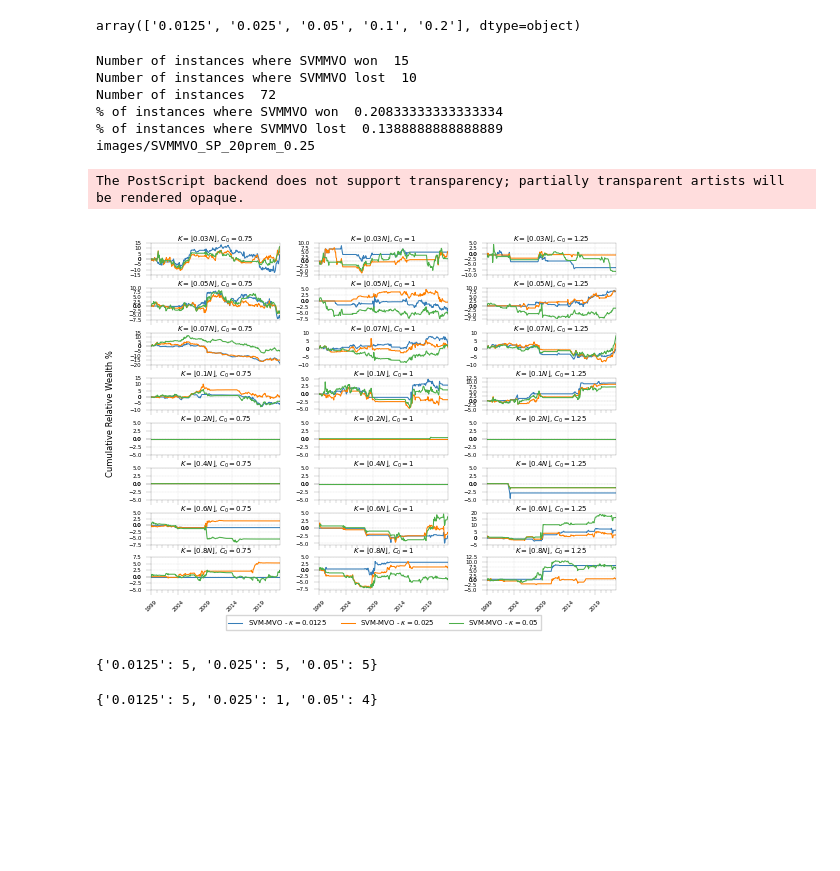
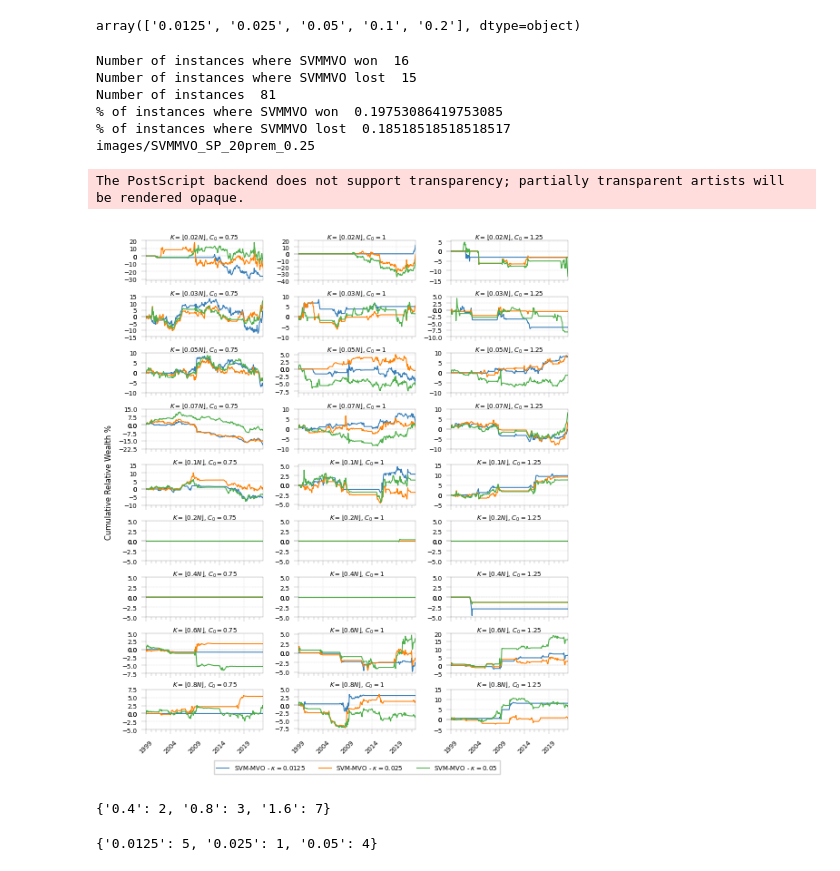
Before and after one commit to davidislip/support_vector_risk_machine, a Jupyter notebook: Results.ipynb, the cells around one changed output. Drawn from its saved outputs; the diff is of its cells as text; code cells hidden in the pictures; blank space fills up the shorter version.

```diff
--- a/Results.ipynb
+++ b/Results.ipynb
@@ -405,16 +405,16 @@ def plot_results_relative_ticker(CardMVO_results, MVO_results, SVMMVO_results_q,
 
             axs[i, j].set_title(card_string + ", " + turnover_string, fontsize = 5, pad=0.75)
             # print(card_mvo_wealth.max()[0])
-            axs[i, j].tick_params(axis='x', labelsize=4, width = 0.1)
+            axs[i, j].tick_params(axis='x', labelsize=5, width = 0.1)
             axs[i, j].tick_params(which='minor',  width = 0.1)
-            axs[i, j].tick_params(axis='y', labelsize=4, width = 0.1)
+            axs[i, j].tick_params(axis='y', labelsize=5, width = 0.1)
 
             axs[i, j].yaxis.set_tick_params(which='minor', bottom=False)
 
             min_y = math.floor(min_y/2.5)*2.5
             max_y = math.ceil(max_y/2.5)*2.5
 
-            spacing = (max_y - min_y)/7 #number of lines
+            spacing = (max_y - min_y)/6 #number of lines
             spacing = math.ceil(spacing/2.5)*2.5
 
             y_ticks = ([0 - i * spacing for i in range(1+math.ceil((0 - min_y) / spacing))]
@@ -452,35 +452,35 @@ def plot_results_relative_ticker(CardMVO_results, MVO_results, SVMMVO_results_q,
 # %%
 if universe == 'ETF':
     kappas_plot = kappas[-3:]
-    cardinality_ratios = [0.03, 0.05, 0.07, 0.1, 0.2, 0.4, 0.6, 0.8] #, 0.2, 0.4, 0.6, 0.8] #[0.01, 0.03, 0.05, 0.07, 0.09]#[0.1, 0.2, 0.4, 0.6] #[0.03, 0.05, 0.07, 0.09] # includes mvo
+    cardinality_ratios = [0.01, 0.03, 0.05, 0.07, 0.1, 0.2, 0.4, 0.6, 0.8] #, 0.2, 0.4, 0.6, 0.8] #[0.01, 0.03, 0.05, 0.07, 0.09]#[0.1, 0.2, 0.4, 0.6] #[0.03, 0.05, 0.07, 0.09] # includes mvo
 else:
     kappas_plot = kappas[:3]
-    cardinality_ratios = [0.03, 0.05, 0.07, 0.1, 0.2, 0.4, 0.6, 0.8] #, 0.2, 0.4, 0.6, 0.8] #[0.01, 0.03, 0.05, 0.07, 0.09]#[0.1, 0.2, 0.4, 0.6] #[0.03, 0.05, 0.07, 0.09] # includes mvo
+    cardinality_ratios = [0.02, 0.03, 0.05, 0.07, 0.1, 0.2, 0.4, 0.6, 0.8] #, 0.2, 0.4, 0.6, 0.8] #[0.01, 0.03, 0.05, 0.07, 0.09]#[0.1, 0.2, 0.4, 0.6] #[0.03, 0.05, 0.07, 0.09] # includes mvo
     #cardinality_ratios = [0.2, 0.4, 0.6, 0.8]
 # %%
 turnover_limits = [0.75, 1, 1.25]
 
 win_rates, loss_rates = plot_results_relative_ticker(CardMVO_results, MVO_results, SVMMVO_results_q,
                              turnover_limits, cardinality_ratios, q, kappas_plot,
-                             adjClose, initialVal=100000, ticker_str=ticker_str, figsize=(6, 4.5))
+                             adjClose, initialVal=100000, ticker_str=ticker_str, figsize=(6, 7))
 experiment_str = "SVMMVO_"+universe + "_" + str(q) + "prem_"+ premium_str
 plot_str = "images/"+experiment_str
 print(plot_str)
 plt.savefig(plot_str + ".eps", bbox_inches='tight')
 plt.savefig(plot_str + ".svg", bbox_inches='tight')
 # %% [output]
-Number of instances where SVMMVO won  15
-Number of instances where SVMMVO lost  10
-Number of instances  72
-% of instances where SVMMVO won  0.20833333333333334
-% of instances where SVMMVO lost  0.1388888888888889
+Number of instances where SVMMVO won  16
+Number of instances where SVMMVO lost  15
+Number of instances  81
+% of instances where SVMMVO won  0.19753086419753085
+% of instances where SVMMVO lost  0.18518518518518517
 images/SVMMVO_SP_20prem_0.25
 The PostScript backend does not support transparency; partially transparent artists will be rendered opaque.
-[figure, old version]
+[figure, new version]
 # %%
 win_rates
 # %% [output]
-{'0.0125': 5, '0.025': 5, '0.05': 5}
+{'0.4': 2, '0.8': 3, '1.6': 7}
 # %%
 loss_rates
 # %% [output]
```
Also changed, not shown: 6 other files.
